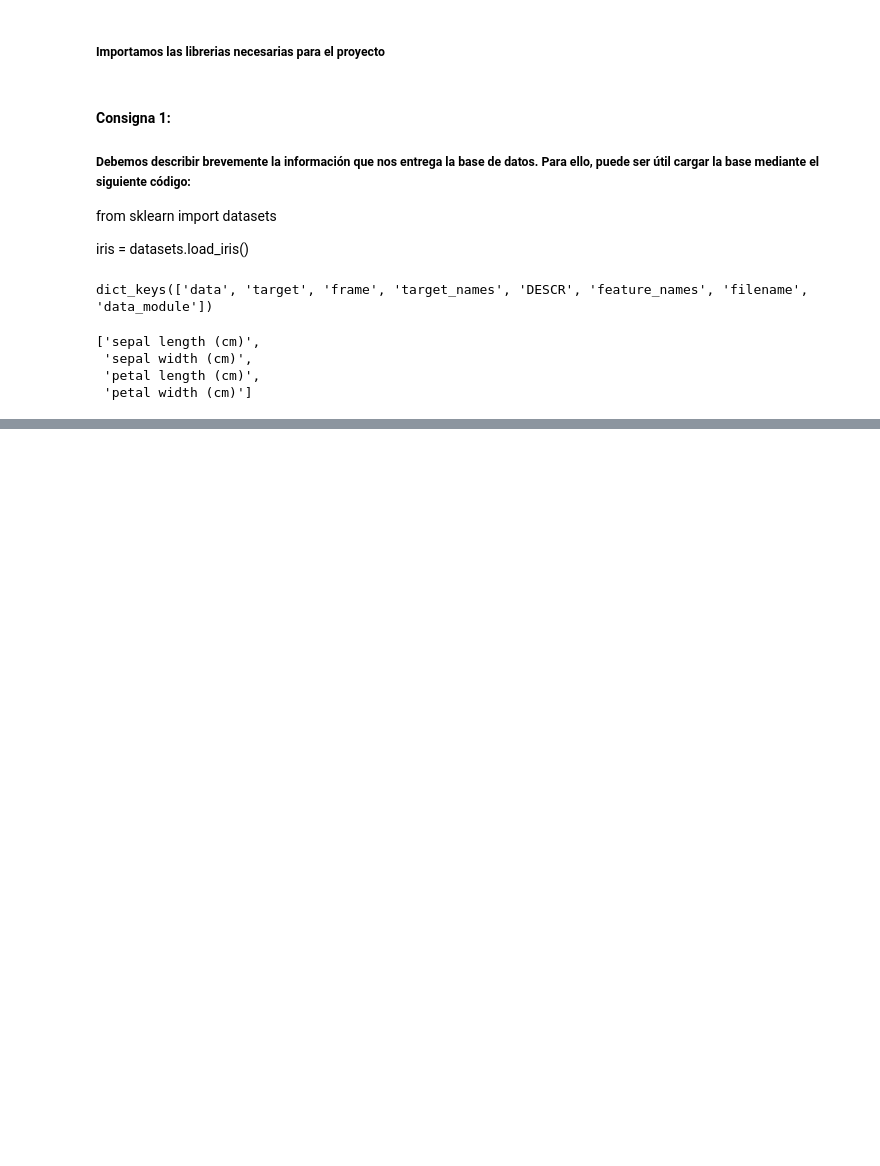
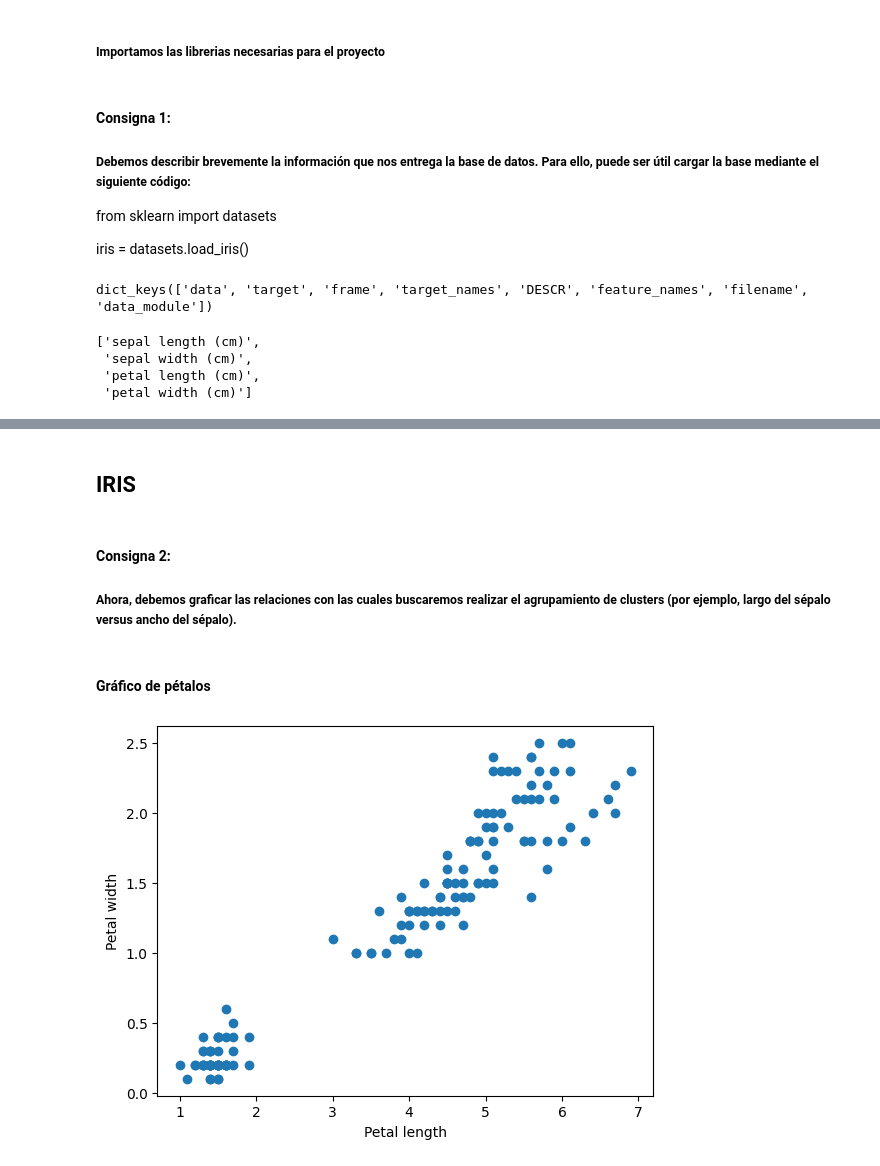
Before and after one commit to joluva/machinelearning, a Jupyter notebook: API_4_Vasquez_jorge_Luis.ipynb, the cells around one changed output, grey strips where cells are left out. Saved outputs shown, nothing was run; the diff lists cells and outputs as text; code cells hidden in the pictures; blank space fills up the shorter version.

```diff
--- a/API_4_Vasquez_jorge_Luis.ipynb
+++ b/API_4_Vasquez_jorge_Luis.ipynb
@@ -47,3 +47,6 @@ iris.feature_names
  'sepal width (cm)',
  'petal length (cm)',
  'petal width (cm)']
+# %%
+# Pasar el dataset a un DataFrame
+df_iris = pd.DataFrame(data=iris.data, columns=iris.feature_names)
@@ -49,0 +62,16 @@ iris.feature_names
+# %% [markdown]
+## IRIS
+# %% [markdown]
+#### Consigna 2:
+##### Ahora, debemos graficar las relaciones con las cuales buscaremos realizar el agrupamiento de clusters (por ejemplo, largo del sépalo versus ancho del sépalo).
+# %% [markdown]
+#### Gráfico de pétalos
+# %%
+# Grafico de pétalos
+
+plt.scatter(df_iris["petal length (cm)"], df_iris["petal width (cm)"])
+plt.xlabel("Petal length")
+plt.ylabel("Petal width")
+plt.show()
+# %% [output]
+[figure, added]
```
Also changed, not shown: parts of 20 cells of this notebook, 3 other files.
